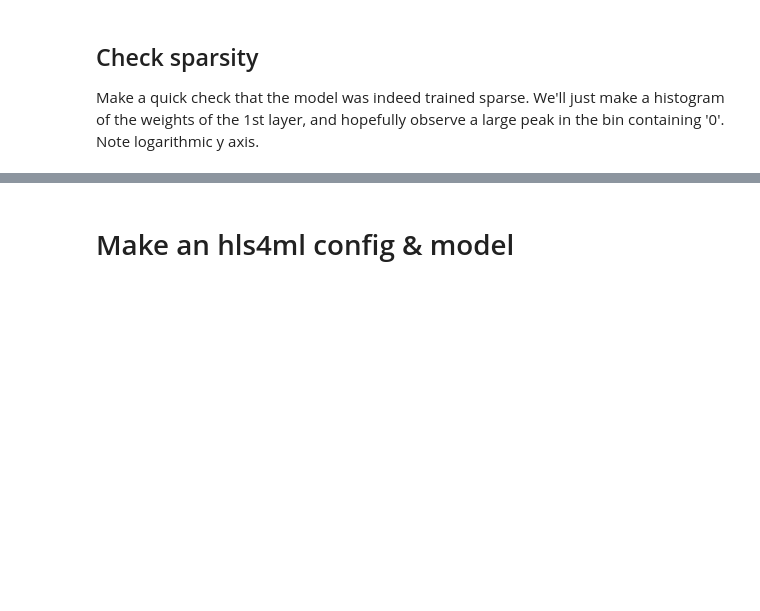
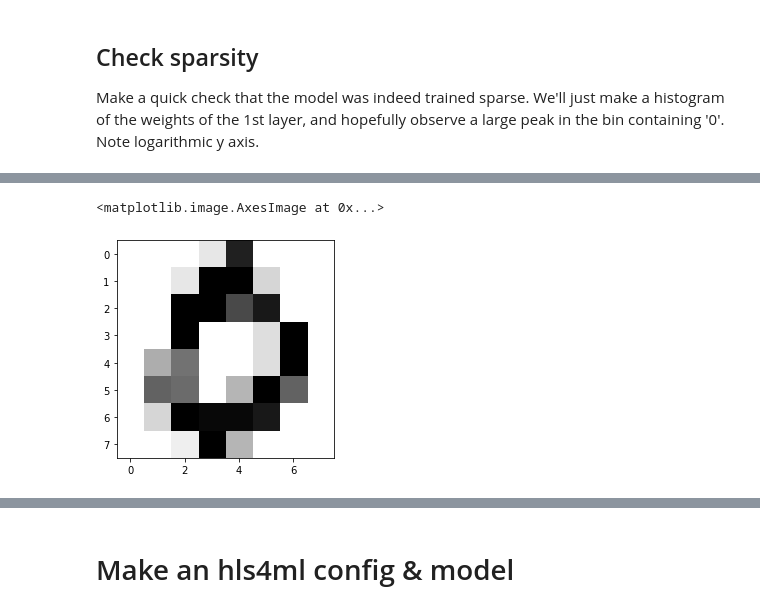
Before and after one commit to LorenzoValente3/Autoencoder-for-FPGA, a Jupyter notebook: hls4ml_conversion.ipynb, the cells around one changed output, grey strips where cells are left out. Saved outputs shown, nothing was run; the diff lists cells and outputs as text; code cells hidden in the pictures; blank space fills up the shorter version.

```diff
--- a/hls4ml_conversion.ipynb
+++ b/hls4ml_conversion.ipynb
@@ -67,0 +68,20 @@ plt.show()
+# %%
+import MNIST_dataset as mnist
+
+#Choose the final size of your image dataset
+size_final = 8
+
+data_zoom = mnist.MNISTData(size_initial=20, size_final=size_final, color_depth=5, flat=True)
+# %%
+from matplotlib import pyplot as plt
+#           0  1  2  3  4  5  6  7  8  9
+
+num_list = [3, 2, 1, 32,4, 15,21,0, 61,12]
+
+ax = plt.subplot(1, 1 , 1)
+img = data_zoom.x_test[3].reshape(1,-1)
+
+plt.imshow(img.reshape(size_final,size_final), cmap='gray_r')
+# %% [output]
+<matplotlib.image.AxesImage at 0x...>
+[figure, added]
```
Also changed, not shown: parts of 5 cells of this notebook, 6 other files.
